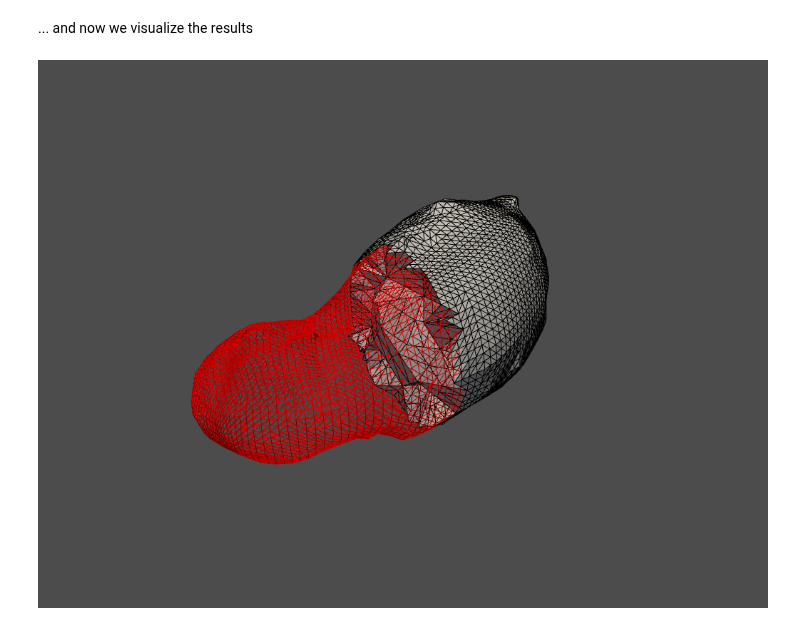
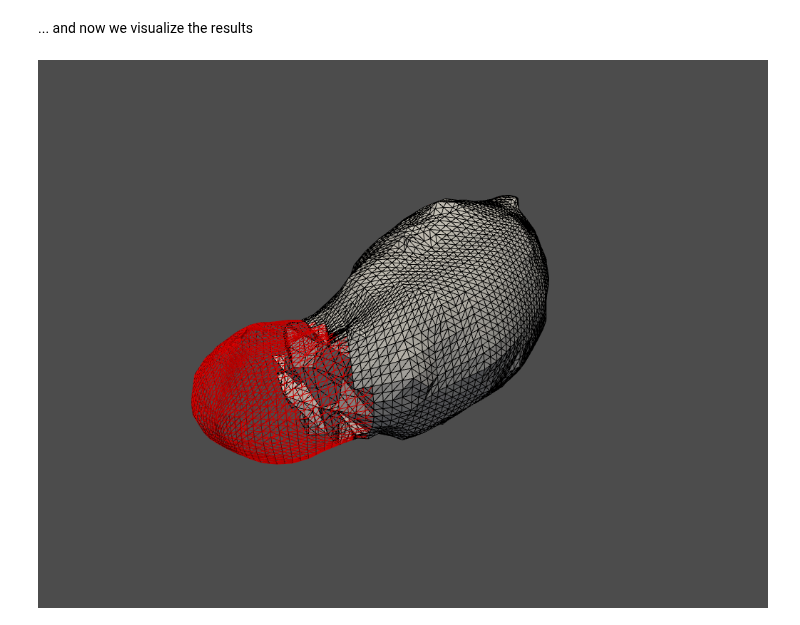
Before and after one commit to darioizzo/geodesyNets, a Jupyter notebook: archive/Modelling Itokawa with mascons.ipynb, the cells around one changed output. Saved outputs shown, nothing was run; the diff lists cells and outputs as text; code cells hidden in the pictures.

Commit message:
plots and meshes added

```diff
--- a/archive/Modelling Itokawa with mascons.ipynb
+++ b/archive/Modelling Itokawa with mascons.ipynb
@@ -73,20 +73,20 @@ nodes, elems = tgen.tetrahedralize()
 # %%
 # get all cell centroids
 grid = tgen.grid
 cell_center = grid.cell_centers().points
 
-# extract cells below the 0 xy plane
-mask = cell_center[:, 0] < 0.
+# makes a section on x
+mask = cell_center[:, 0] < 0.4
 cell_ind = mask.nonzero()[0]
 subgrid = grid.extract_cells(cell_ind)
 
 # advanced plotting
 plotter = pv.Plotter()
 plotter.add_mesh(subgrid, 'lightgrey', lighting=True, show_edges=True)
 plotter.add_mesh(grid, 'r', 'wireframe')
 plotter.show()
 # %% [output]
-[figure, old version]
+[figure, new version]
 # %%
 # Visualizing the mascon model
 fig = plt.figure()
```
Also changed, not shown: parts of 2 cells of this notebook, 6 other files.
